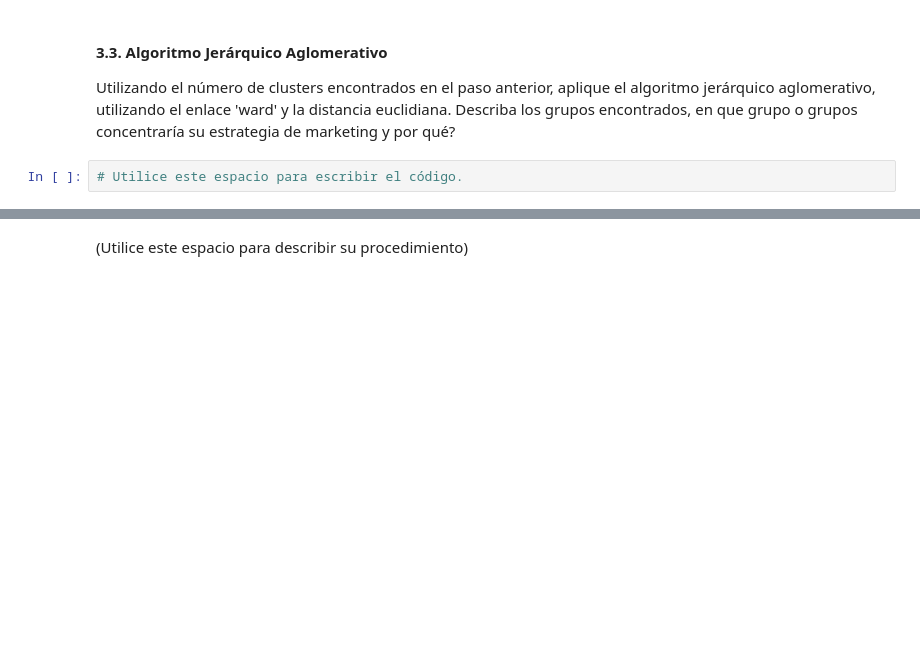
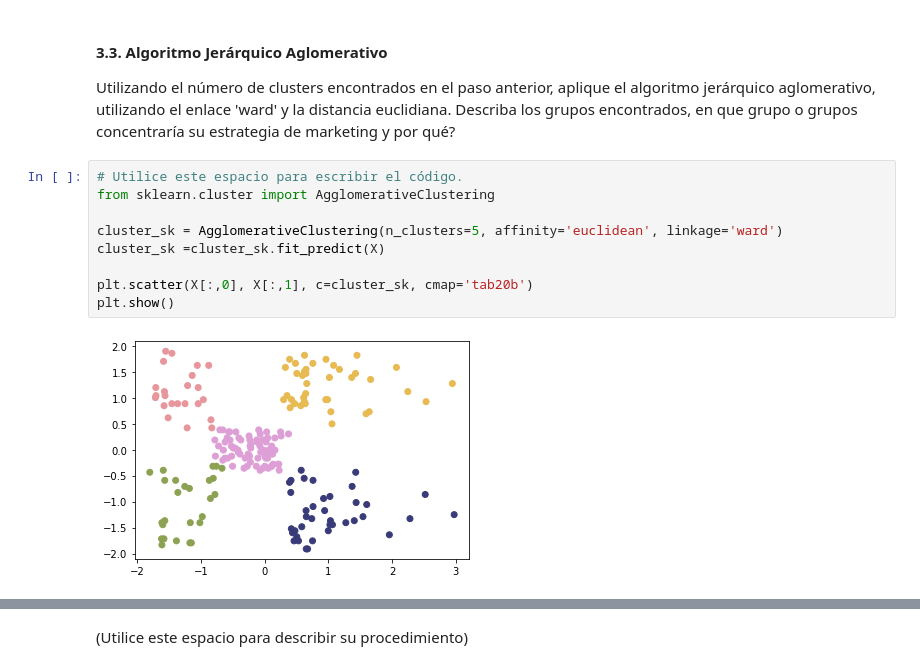
Before and after one commit to jddiaze/AprendizajeNoSupervisado, a Jupyter notebook: Semana4/S4_LC_Taller_Jerarquico_DBSCAN.ipynb, the cells around one changed output, grey strips where cells are left out. Saved outputs shown, nothing was run; the diff lists cells and outputs as text; blank space fills up the shorter version.

```diff
--- a/Semana4/S4_LC_Taller_Jerarquico_DBSCAN.ipynb
+++ b/Semana4/S4_LC_Taller_Jerarquico_DBSCAN.ipynb
@@ -293,5 +290,14 @@ plt.show()
 #### 3.3. Algoritmo Jerárquico Aglomerativo
 
 Utilizando el número de clusters encontrados en el paso anterior, aplique el algoritmo jerárquico aglomerativo, utilizando el enlace 'ward' y la distancia euclidiana. Describa los grupos encontrados, en que grupo o grupos concentraría su estrategia de marketing y por qué?
-# %%
-# Utilice este espacio para escribir el código.
+# %%
+# Utilice este espacio para escribir el código.
+from sklearn.cluster import AgglomerativeClustering
+
+cluster_sk = AgglomerativeClustering(n_clusters=5, affinity='euclidean', linkage='ward')
+cluster_sk =cluster_sk.fit_predict(X)
+
+plt.scatter(X[:,0], X[:,1], c=cluster_sk, cmap='tab20b')
+plt.show()
+# %% [output]
+[figure, added]
```
Also changed, not shown: parts of 2 cells of this notebook.
